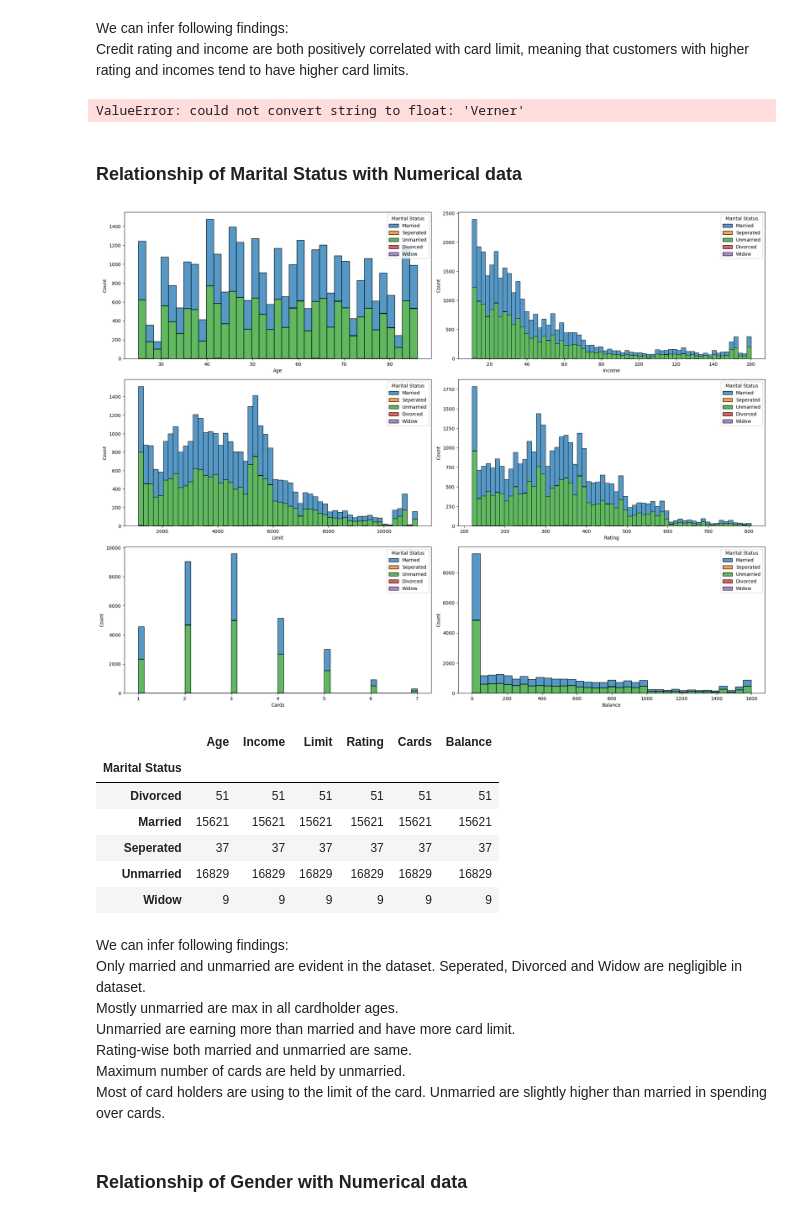
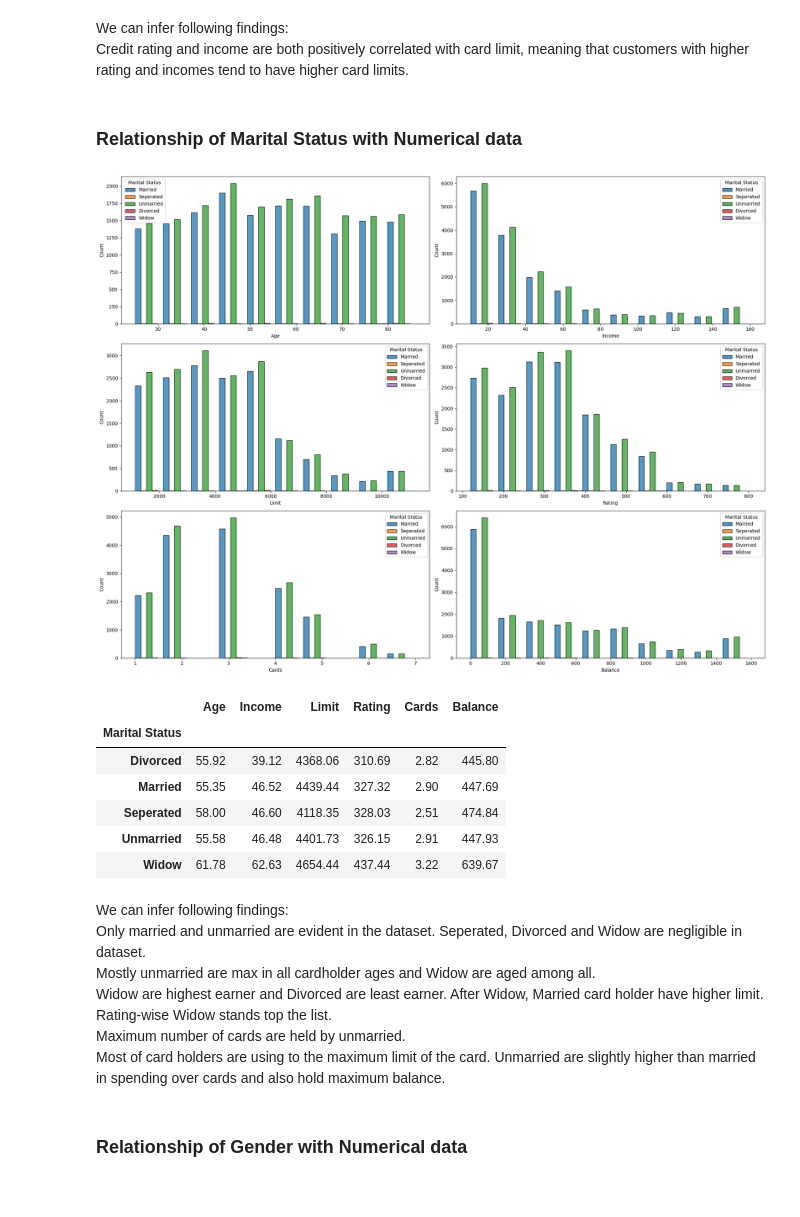
Before and after one commit to nayankm/Capstone, a Jupyter notebook: TwoDotSeven-EDA.ipynb, the cells around one changed output. Drawn from its saved outputs; the diff is of its cells as text; code cells hidden in the pictures.

```diff
--- a/TwoDotSeven-EDA.ipynb
+++ b/TwoDotSeven-EDA.ipynb
@@ -120,25 +120,6 @@ plt.show()
 # %% [markdown]
 We can infer following findings:
 <br>Credit rating and income are both positively correlated with card limit, meaning that customers with higher rating and incomes tend to have higher card limits.
-# %%
-# Create a target variable
-data["defaulted"] = (data["Balance"] > data["Limit"])
-
-#Split the data into a training set and a test set
-X_train, X_test, y_train, y_test = train_test_split(data, data["defaulted"], test_size=0.25)
-
-#Create a logistic regression model
-model = linear_model.LogisticRegression()
-
-# Train the model
-model.fit(X_train, y_train)
-
-# Evaluate the model
-score = model.score(X_test, y_test)
-
-print(score)
-# %% [output]
-ValueError: could not convert string to float: 'Verner'
 # %% [markdown]
 ### Relationship of Marital Status with Numerical data
 # %%
@@ -146,29 +127,29 @@ fig, ax = plt.subplots(nrows = 3, ncols = 2, figsize = (20,15))
 ax = ax.flatten()
 
 for i, var in enumerate(num_data):
-    sns.histplot(x=var, data = data, ax = ax[i], hue='Marital Status',multiple='stack')
+    sns.histplot(x=var, data = data, ax = ax[i], bins=10, hue='Marital Status',multiple='dodge')
 
 fig.tight_layout()
 # %% [output]
-[figure, old version]
+[figure, new version]
 # %%
-data.groupby(['Marital Status'])[num_data].count()
+round(data.groupby(['Marital Status'])[num_data].mean(),2)
 # %% [output]
 |  | Age | Income | Limit | Rating | Cards | Balance |
 | Marital Status |  |  |  |  |  |  |
-| Divorced | 51 | 51 | 51 | 51 | 51 | 51 |
-| Married | 15621 | 15621 | 15621 | 15621 | 15621 | 15621 |
-| Seperated | 37 | 37 | 37 | 37 | 37 | 37 |
-| Unmarried | 16829 | 16829 | 16829 | 16829 | 16829 | 16829 |
-| Widow | 9 | 9 | 9 | 9 | 9 | 9 |
+| Divorced | 55.92 | 39.12 | 4368.06 | 310.69 | 2.82 | 445.80 |
+| Married | 55.35 | 46.52 | 4439.44 | 327.32 | 2.90 | 447.69 |
+| Seperated | 58.00 | 46.60 | 4118.35 | 328.03 | 2.51 | 474.84 |
+| Unmarried | 55.58 | 46.48 | 4401.73 | 326.15 | 2.91 | 447.93 |
+| Widow | 61.78 | 62.63 | 4654.44 | 437.44 | 3.22 | 639.67 |
 # %% [markdown]
 We can infer following findings:
 <br>Only married and unmarried are evident in the dataset. Seperated, Divorced and Widow are negligible in dataset.
-<br>Mostly unmarried are max in all cardholder ages.
-<br>Unmarried are earning more than married and have more card limit.
-<br>Rating-wise both married and unmarried are same.
+<br>Mostly unmarried are max in all cardholder ages and Widow are aged among all.
+<br>Widow are highest earner and Divorced are least earner. After Widow, Married card holder have higher limit.
+<br>Rating-wise Widow stands top the list.
 <br>Maximum number of cards are held by unmarried.
-<br>Most of card holders are using to the limit of the card. Unmarried are slightly higher than married in spending over cards.
+<br>Most of card holders are using to the maximum limit of the card. Unmarried are slightly higher than married in spending over cards and also hold maximum balance.
 # %% [markdown]
 ### Relationship of Gender with Numerical data
 # %%
```
Also changed, not shown: parts of 29 cells of this notebook.
